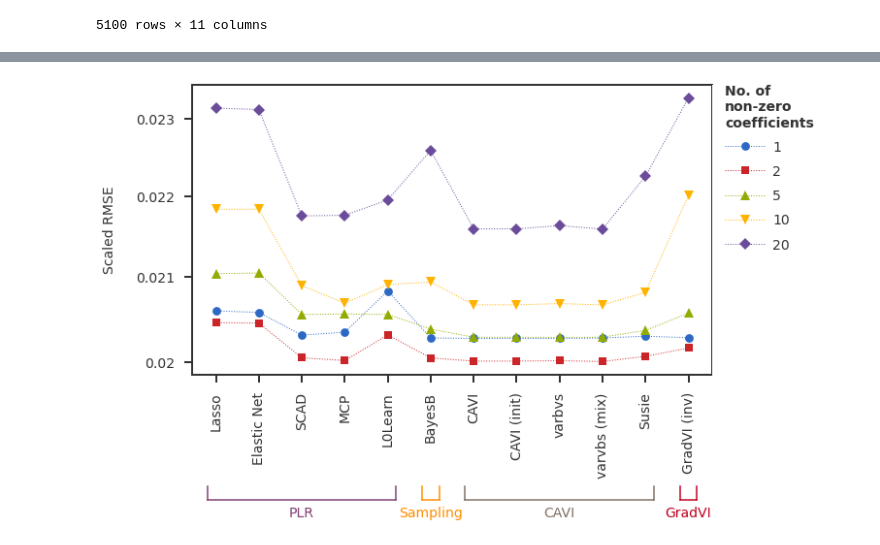
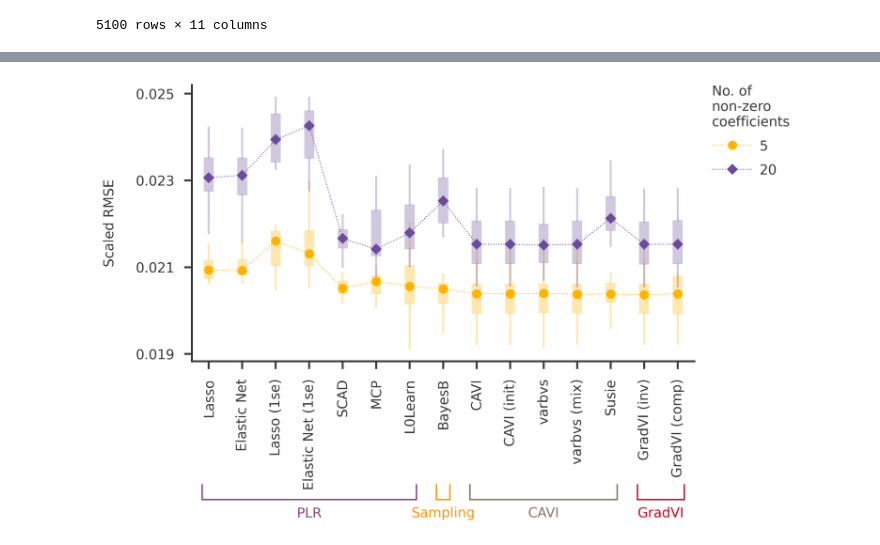
Before and after one commit to banskt/gradvi-experiments, a Jupyter notebook: analysis/fig_template_methods_on_xaxis.ipynb, the cells around one changed output, grey strips where cells are left out. Saved outputs shown, nothing was run; the diff lists cells and outputs as text; code cells hidden in the pictures.

Commit message:
Create figure for linreg_indep

```diff
--- a/analysis/fig_template_methods_on_xaxis.ipynb
+++ b/analysis/fig_template_methods_on_xaxis.ipynb
@@ -40,11 +43,11 @@ method_groups = {
 
 method_groups = {
     'PLR': ["lasso", "elastic_net",
-            #"lasso_1se", "elastic_net_1se",
+            "lasso_1se", "elastic_net_1se",
             "scad", "mcp", "l0learn"],
     'Sampling': ["bayesb"],
     'CAVI': ["mr_ash", "mr_ash_lasso_init", "varbvs", "varbvsmix", "susie"],
-    'GradVI': ["gradvi_direct"],
+    'GradVI': ["gradvi_direct", "gradvi_compound"],
 }
 
 methods = [method for k, v in method_groups.items() for method in v]
@@ -68,7 +71,7 @@ dscout
 method = 'gradvi_compound'
 colname = 'mse.err'
 
-mconditions = [f"$(fit) == {method}", f"$(simulate.sfix) == 20"]
+mconditions = [f"$(fit) == {method}", f"$(simulate.sfix) == 2"]
 dfm = pd_utils.select_dfrows(dscout, mconditions)
 dfs = dfm[~dfm[colname].isnull()]
 
@@ -250,0 +258,2 @@ dscout
+# %%
+scores = np.array([score_factory(stratify_dfcol(dfm, 'fit', method)) for method in methods])
@@ -251,5 +276,11 @@ dscout
 # %%
 import collections
+
+def saveplot(fig, fileprefix, plotdir = "."):
+    for ext in ['pdf', 'png']:
+        fl = f"{plotdir}/{fileprefix}.{ext}"
+        fig.savefig(fl, bbox_inches = 'tight')
+    return
 
 class PlotInfo(collections.namedtuple('PLOT_FIELDS',
                ['color', 'label', 'marker', 'size'])):
@@ -260,10 +291,10 @@ class LabelInfo(collections.namedtuple('LABEL_FIELDS',
     __slots__ = ()
 
 sfix_props = {
-    1 :  PlotInfo(color = '#2D69C4', label = '1',  marker = 'o', size = 1.1),
-    2 :  PlotInfo(color = '#CC2529', label = '2',  marker = 's', size = 1),
-    5 :  PlotInfo(color = '#93AA00', label = '5',  marker = '^', size = 1.2),
-    10 : PlotInfo(color = '#FFB300', label = '10', marker = 'v', size = 1.2),
+    1  : PlotInfo(color = '#93AA00', label = '1',  marker = '^', size = 1.1),
+    2  : PlotInfo(color = '#2D69C4', label = '2',  marker = 'v', size = 1),
+    5  : PlotInfo(color = '#FFB300', label = '5',  marker = 'o', size = 1.2),
+    10 : PlotInfo(color = '#CC2529', label = '10', marker = 's', size = 1.2),
     20 : PlotInfo(color = '#6B4C9A', label = '20', marker = 'D', size = 1)
 }
 
@@ -277,38 +308,64 @@ group_props = {
 figw = 12
 figh = 8
 debugmode = False
-yscale = 'log10'
+showfliers = False
+showboxplot = True
+yscale = 'linear'
 
 fig = plt.figure(figsize = (figw, figh))
 #axdummy = fig.add_subplot(111)
 #ax1     = fig.add_subplot(111)
-gs      = fig.add_gridspec(ncols = 2, nrows = 2, width_ratios = [4, 1], height_ratios = [2.2, 1])
-gs.update(wspace = 0.0, hspace = 0.0) # set the spacing between axes.
+gs      = fig.add_gridspec(ncols = 2, nrows = 2, width_ratios = [3.5, 1], height_ratios = [1.9, 1])
+gs.update(wspace = 0.01, hspace = 0.0) # set the spacing between axes.
 ax2 = fig.add_subplot(gs[1, 0])
 ax1 = fig.add_subplot(gs[0, 0])
 leg_ax = fig.add_subplot(gs[:, 1])
 
 resdf = stratify_dfcol(dscout, 'simulate.pve', 0.6)
 
-for i, s in enumerate(sfixs):
+#for i, s in enumerate(sfixs):
+for i, s in enumerate([5, 20]):
     pinfo = sfix_props[s]
     dfm = stratify_dfcol(resdf, 'simulate.sfix', s)
-    scores = [score_factory(stratify_dfcol(dfm, 'fit', method)) for method in methods]
 
-    #ax1.axhline(y = np.log10(min(scores)),
-    #            zorder = 0, lw = 1, color = 'gainsboro')
+    # boxplot input x
+    # If a 2D array, a boxplot is drawn for each column in x.
+    # If a sequence of 1D arrays, a boxplot is drawn for each array in x.
+    scores = np.array([score_factory(stratify_dfcol(dfm, 'fit', method)) for method in methods]).T
 
+    # Marker and dotted line for the median score of each method
     ax1.plot(
         np.arange(len(methods)),
-        mpl_utils.scale_array(scores, yscale),
+        mpl_utils.scale_array(np.median(scores, axis = 0), yscale),
         label = pinfo.label, color = pinfo.color, lw = 1,
         ls = 'dotted', marker = pinfo.marker, ms = pinfo.size * 8,
         mec = pinfo.color, mfc = pinfo.color, mew = 0,
-        zorder = (i + 1))
+        zorder = (i + 1) * 10)
+
+    #ax1.axhline(y = np.log10(median_scores[-1]),
+    #            zorder = 0, lw = 1, color = 'gainsboro')
+
+    # Box plot for each method
+    if showboxplot:
+        boxcolor = pinfo.color
+        boxface = f'#{boxcolor[1:]}50' #https://stackoverflow.com/questions/15852122/hex-transparency-in-colors
+        medianprops = dict(linewidth=0, color = boxcolor)
+        whiskerprops = dict(linewidth=2, color = boxface)
+        boxprops = dict(linewidth=0, color = boxface, facecolor = boxface)
+        flierprops = dict(marker='o', markerfacecolor=boxface, markersize=3, markeredgecolor = boxcolor)
+
+        ax1.boxplot(mpl_utils.scale_array(scores, yscale),
+                    positions = np.arange(len(methods)),
+                    showcaps = False, showfliers = showfliers,
+                    widths = 0.3, patch_artist = True, notch = False,
+                    zorder = (i + 1),
+                    flierprops = flierprops, boxprops = boxprops,
+                    medianprops = medianprops, whiskerprops = whiskerprops)
+
 
 
 ax1.set_xticks(np.arange(len(methods)))
-mpl_utils.set_yticks(ax1, scale = yscale, spacing = 'linear')
+mpl_utils.set_yticks(ax1, scale = yscale, spacing = 'linear', fmt = '{:.3f}')
 
 method_labels = [methodprops.plot_metainfo()[x].label for x in methods]
 ax1.set_xticklabels(method_labels)
@@ -324,10 +381,22 @@ for ax in [ax2, leg_ax]:
                    labelbottom = False, labeltop = False, labelleft = False, labelright = False)
 
 if not debugmode:
+    # remove borders of helper axes (xr)
     for side, border in list(ax2.spines.items()) + \
                         list(leg_ax.spines.items()):
         border.set_visible(False)
 
+    for side, border in list(ax1.spines.items()):
+        if side in ['top', 'right']:
+            border.set_visible(False)
+
+    # make plots transparent
+    for ax in [ax1, ax2, leg_ax]:
+        ax.set_facecolor('None')
+else:
+    fig.set_facecolor('turquoise')
+    for ax in [ax1, ax2, leg_ax]:
+        ax.set_facecolor('beige')
 
 
 # # Using bottom fancy axes
@@ -338,32 +407,34 @@ gticks = []
 gseps = []
 gticklabels = []
 for key, values in method_groups.items():
     indices = [methods.index(v) for v in values]
     imin = min(indices)
     imax = max(indices)
     gticks.append((imin + imax) / 2.)
     gticklabels.append(key)
     gseps.append((imin, imax))
     y0 = 0.05
     xeps = 0.2
     gcolor = group_props[key].color
     ax2.plot([imin - xeps, imax + xeps], [y0, y0], color = gcolor)
     ax2.axvline(x = imin - xeps, ymin = y0, ymax = y0 + 0.1, color = gcolor)
     ax2.axvline(x = imax + xeps, ymin = y0, ymax = y0 + 0.1, color = gcolor)
     ax2.text((imin + imax) / 2, y0 - 0.05, key,
              ha = 'center', va = 'top', color = gcolor)
 
 # Legend
 mhandles, mlabels = ax1.get_legend_handles_labels()
 legend = leg_ax.legend(
     handles = mhandles, labels = mlabels, title = 'No. of\nnon-zero\ncoefficients',
     handlelength = 3, numpoints = 1,
-    title_fontproperties={'weight':'bold'},
+    title_fontproperties={'weight':'normal'},
     loc = 'upper left', bbox_to_anchor = (0.1, 1.0),
     frameon = False, framealpha = 1.0, borderpad = 0.0, borderaxespad = 0.0)
 legend._legend_box.align = "left"
 
+if not debugmode:
+    saveplot(fig, "linreg_indep_rmse_comparison")
 
 plt.show()
 # %% [output]
-[figure, old version]
+[figure, new version]
```
Also changed, not shown: parts of 8 cells of this notebook, 5 other files.
